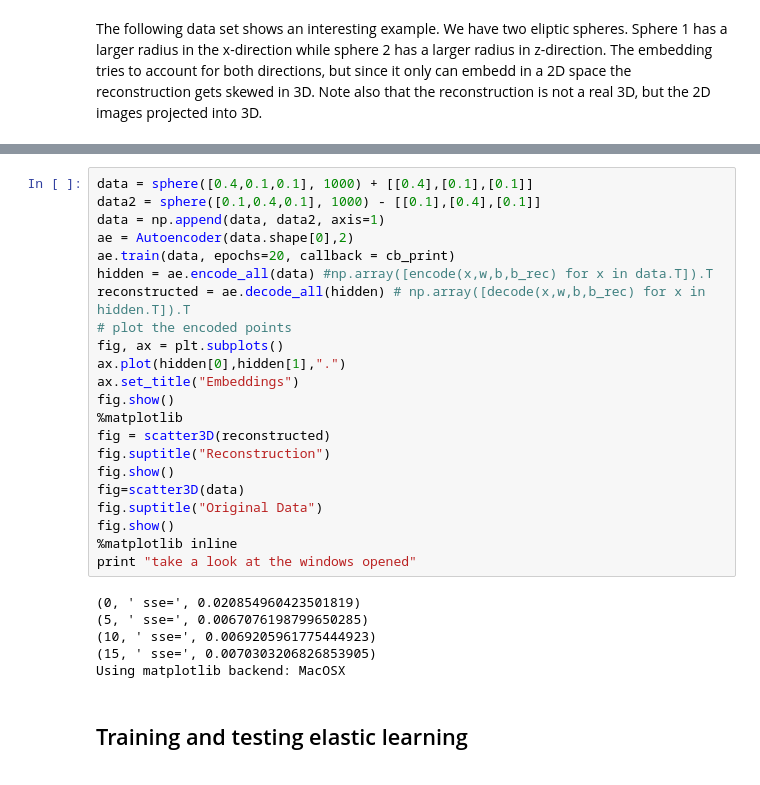
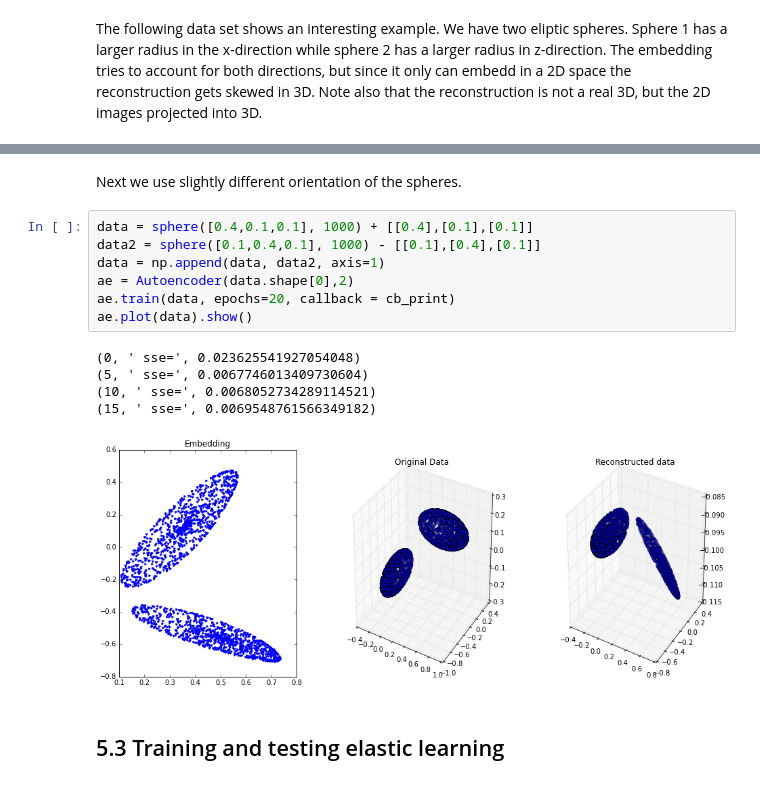
Before and after one commit to molybdaen/ELLE, a Jupyter notebook: ipython-notebook/elastic-learning-3D-tests.ipynb, the cells around one changed output, grey strips where cells are left out. Drawn from its saved outputs; the diff is of its cells as text.

```diff
--- a/ipython-notebook/elastic-learning-3D-tests.ipynb
+++ b/ipython-notebook/elastic-learning-3D-tests.ipynb
@@ -326,30 +306,17 @@ fig.show()
+# %% [markdown]
+Next we use slightly different orientation of the spheres.
 # %%
 data = sphere([0.4,0.1,0.1], 1000) + [[0.4],[0.1],[0.1]]
 data2 = sphere([0.1,0.4,0.1], 1000) - [[0.1],[0.4],[0.1]]
 data = np.append(data, data2, axis=1)
 ae = Autoencoder(data.shape[0],2)
 ae.train(data, epochs=20, callback = cb_print)
-hidden = ae.encode_all(data) #np.array([encode(x,w,b,b_rec) for x in data.T]).T
-reconstructed = ae.decode_all(hidden) # np.array([decode(x,w,b,b_rec) for x in hidden.T]).T
-# plot the encoded points
-fig, ax = plt.subplots()
-ax.plot(hidden[0],hidden[1],".")
-ax.set_title("Embeddings")
-fig.show()
-%matplotlib
-fig = scatter3D(reconstructed)
-fig.suptitle("Reconstruction")
-fig.show()
-fig=scatter3D(data)
-fig.suptitle("Original Data")
-fig.show()
-%matplotlib inline
-print "take a look at the windows opened"
+ae.plot(data).show()
 # %% [output]
-(0, ' sse=', 0.020854960423501819)
-(5, ' sse=', 0.0067076198799650285)
-(10, ' sse=', 0.0069205961775444923)
-(15, ' sse=', 0.0070303206826853905)
-Using matplotlib backend: MacOSX
+(0, ' sse=', 0.023625541927054048)
+(5, ' sse=', 0.0067746013409730604)
+(10, ' sse=', 0.0068052734289114521)
+(15, ' sse=', 0.0069548761566349182)
+[figure, added]
 # %% [markdown]
-## Training and testing elastic learning
+## 5.3 Training and testing elastic learning
```
Also changed, not shown: parts of 53 cells of this notebook.
